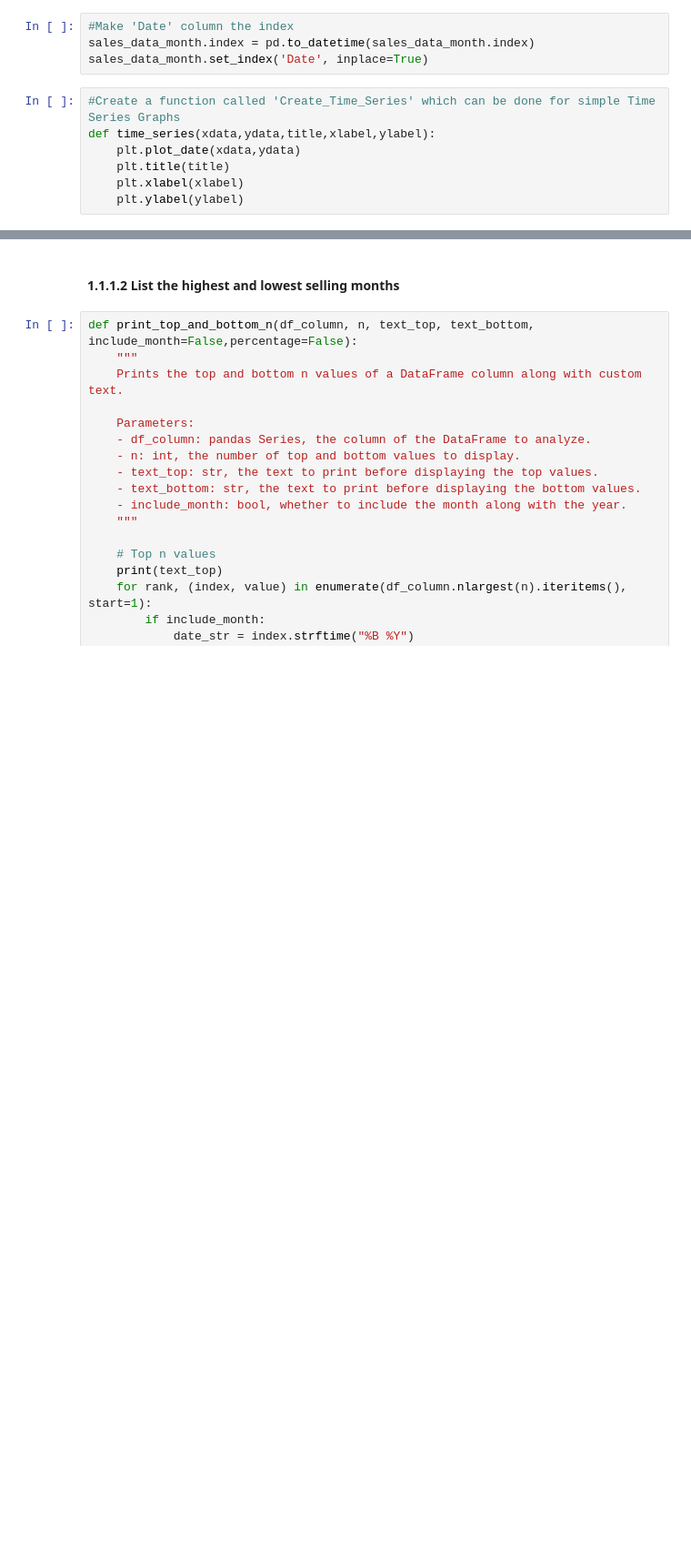
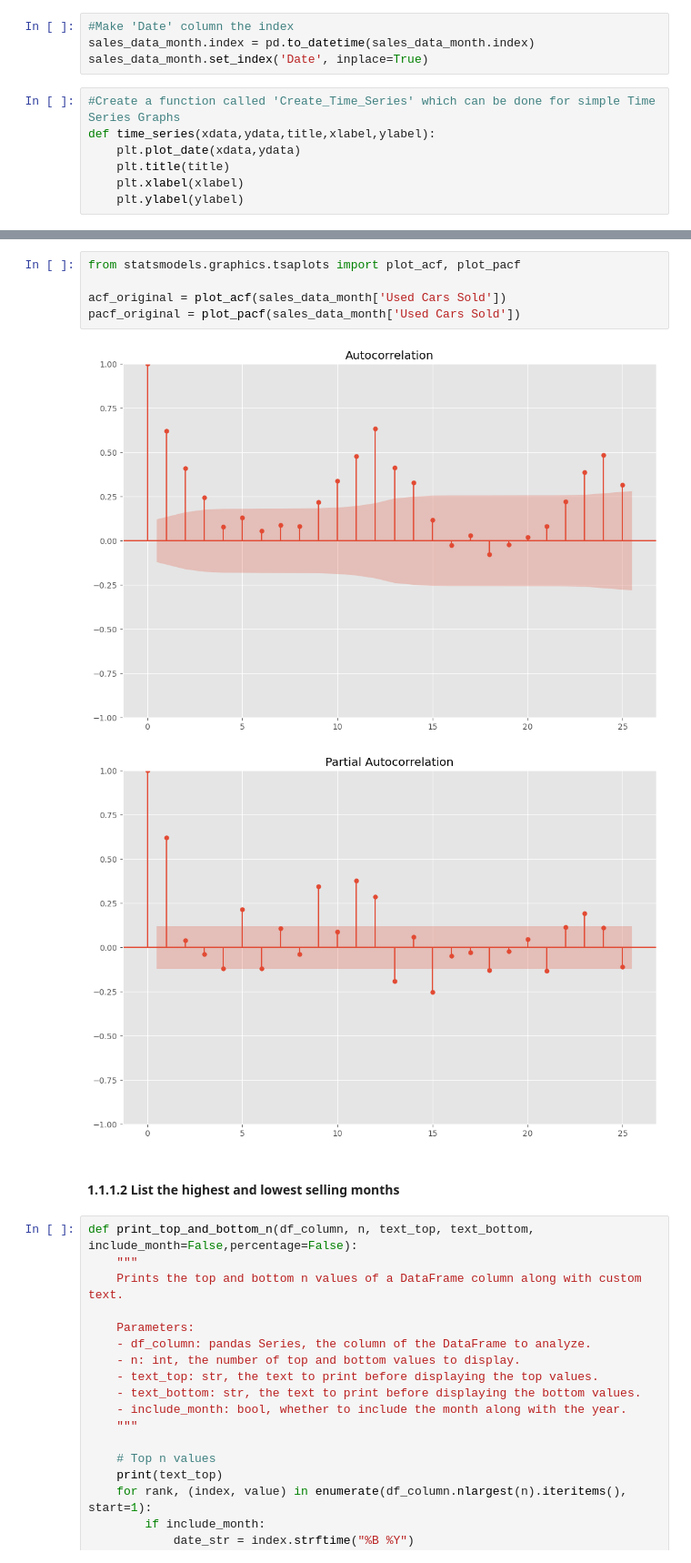
Before and after one commit to bennicholson2/Maryland-Car-Sales-Data, a Jupyter notebook: sales_project.ipynb, the cells around one changed output, grey strips where cells are left out. Shown at 91% size. Cells and saved outputs as stored; diff of their text form; blank space fills up the shorter version.

```diff
--- a/sales_project.ipynb
+++ b/sales_project.ipynb
@@ -309,3 +293,11 @@ plt.show(block=False)
+# %%
+from statsmodels.graphics.tsaplots import plot_acf, plot_pacf
+
+acf_original = plot_acf(sales_data_month['Used Cars Sold'])
+pacf_original = plot_pacf(sales_data_month['Used Cars Sold'])
+# %% [output]
+[figure, added]
+[figure, added]
 # %% [markdown]
 #### 1.1.1.2 List the highest and lowest selling months
 # %%
```
Also changed, not shown: parts of 44 cells of this notebook, 13 other files.
